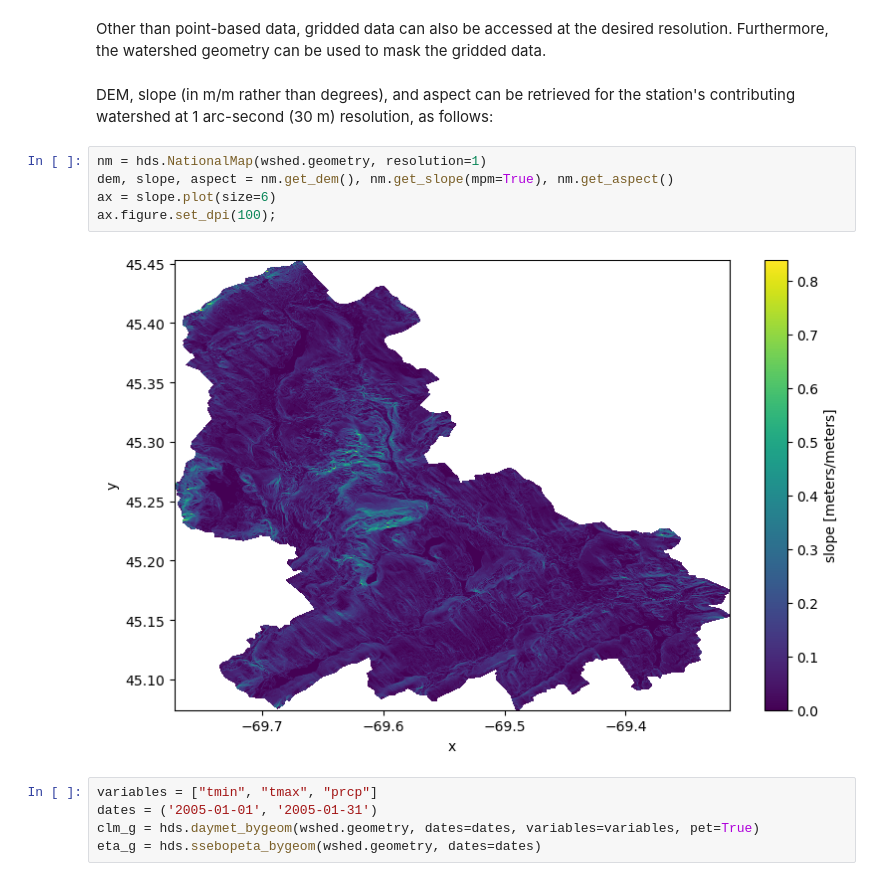
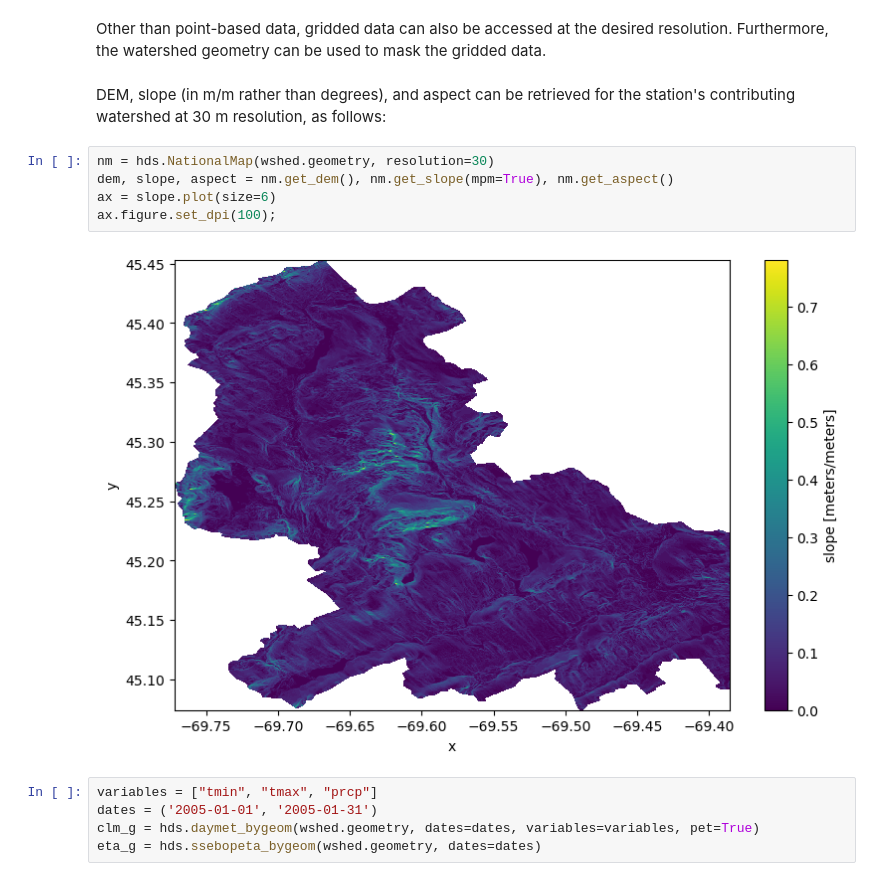
Before and after one commit to hyriver/pygeohydro, a Jupyter notebook: docs/quickguide.ipynb, the cells around one changed output. Saved outputs shown, nothing was run; the diff lists cells and outputs as text.

```diff
--- a/docs/quickguide.ipynb
+++ b/docs/quickguide.ipynb
@@ -57,14 +57,14 @@ plot.signatures(clm_p[f"USGS-{wshed.station_id}"], precipitation=clm_p["prcp (mm
 # %% [markdown]
 Other than point-based data, gridded data can also be accessed at the desired resolution. Furthermore, the watershed geometry can be used to mask the gridded data.
 # %% [markdown]
-DEM, slope (in m/m rather than degrees), and aspect can be retrieved for the station's contributing watershed at 1 arc-second (30 m) resolution, as follows:
+DEM, slope (in m/m rather than degrees), and aspect can be retrieved for the station's contributing watershed at 30 m resolution, as follows:
 # %%
-nm = hds.NationalMap(wshed.geometry, resolution=1)
+nm = hds.NationalMap(wshed.geometry, resolution=30)
 dem, slope, aspect = nm.get_dem(), nm.get_slope(mpm=True), nm.get_aspect()
 ax = slope.plot(size=6)
 ax.figure.set_dpi(100);
 # %% [output]
-[figure, old version]
+[figure, new version]
 # %%
 variables = ["tmin", "tmax", "prcp"]
 dates = ('2005-01-01', '2005-01-31')
```
Also changed, not shown: parts of 1 cell of this notebook, 2 other files.
